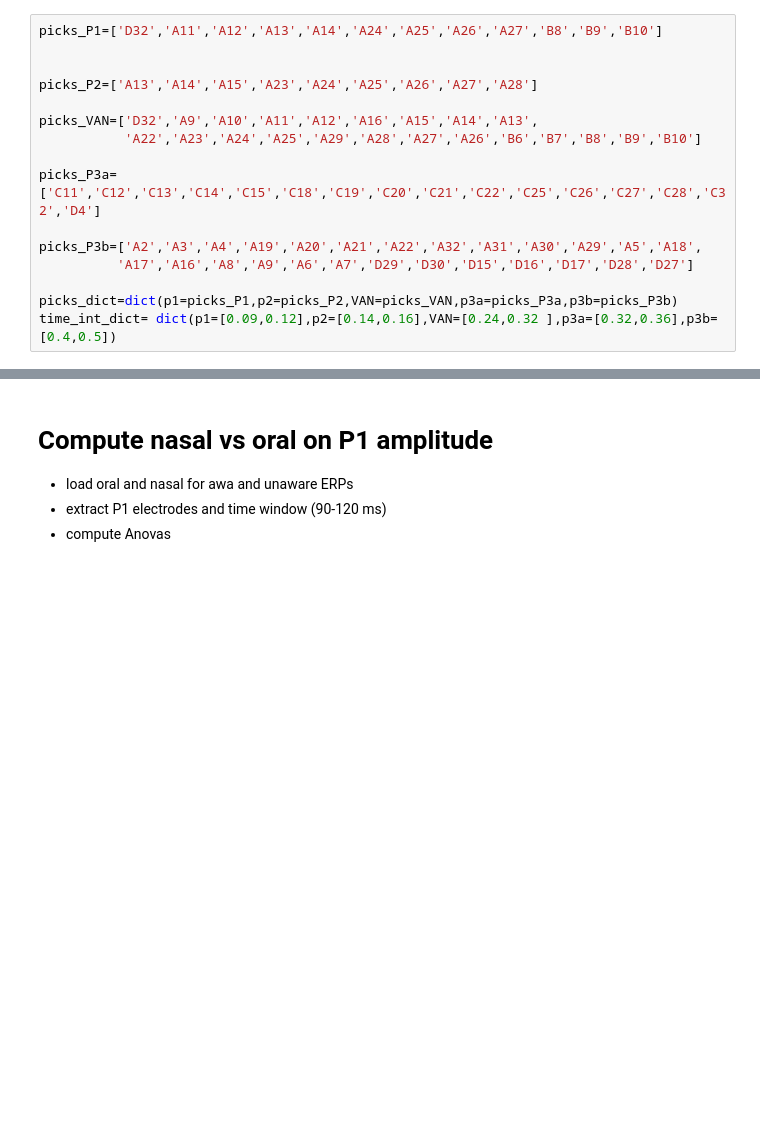
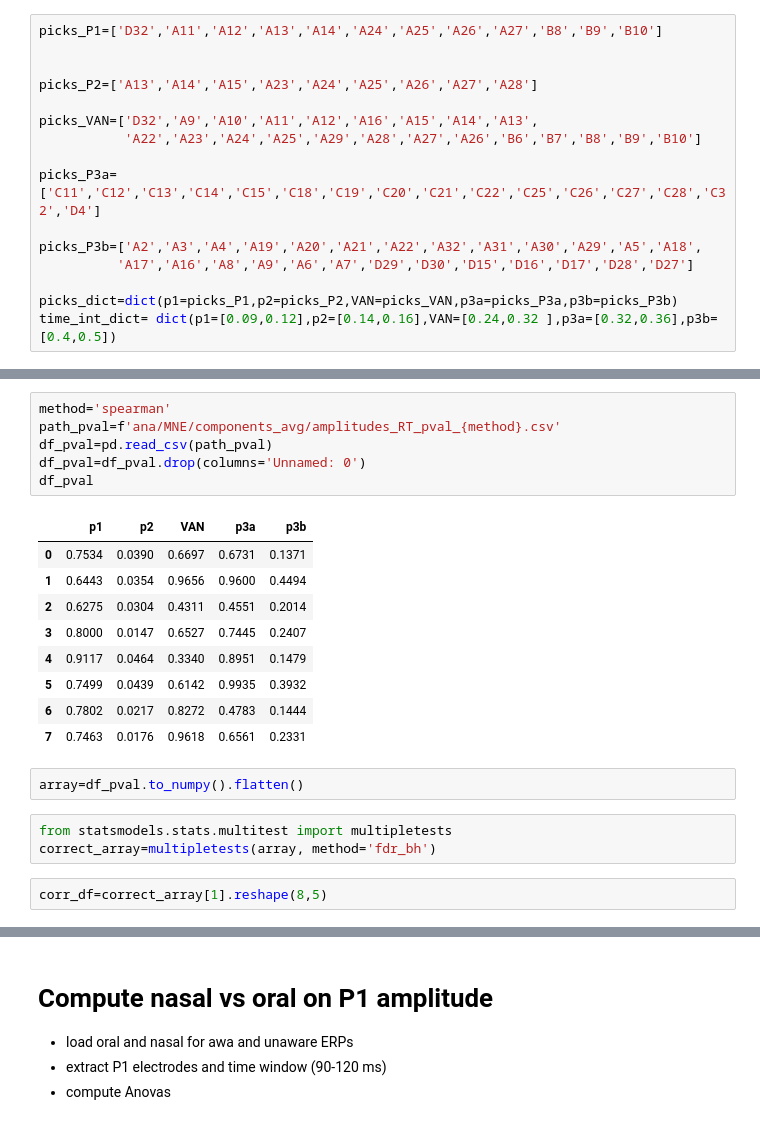
Before and after one commit to vivile42/Oral_24, a Jupyter notebook: stats/stats_R1.ipynb, the cells around one changed output, grey strips where cells are left out. Drawn from its saved outputs; the diff is of its cells as text; blank space fills up the shorter version.

```diff
--- a/stats/stats_R1.ipynb
+++ b/stats/stats_R1.ipynb
@@ -310,0 +189,23 @@ calculate_pvalues_spearman(final_df_nog)
+# %%
+method='spearman'
+path_pval=f'ana/MNE/components_avg/amplitudes_RT_pval_{method}.csv'
+df_pval=pd.read_csv(path_pval)
+df_pval=df_pval.drop(columns='Unnamed: 0')
+df_pval
+# %% [output]
+|  | p1 | p2 | VAN | p3a | p3b |
+| 0 | 0.7534 | 0.0390 | 0.6697 | 0.6731 | 0.1371 |
+| 1 | 0.6443 | 0.0354 | 0.9656 | 0.9600 | 0.4494 |
+| 2 | 0.6275 | 0.0304 | 0.4311 | 0.4551 | 0.2014 |
+| 3 | 0.8000 | 0.0147 | 0.6527 | 0.7445 | 0.2407 |
+| 4 | 0.9117 | 0.0464 | 0.3340 | 0.8951 | 0.1479 |
+| 5 | 0.7499 | 0.0439 | 0.6142 | 0.9935 | 0.3932 |
+| 6 | 0.7802 | 0.0217 | 0.8272 | 0.4783 | 0.1444 |
+| 7 | 0.7463 | 0.0176 | 0.9618 | 0.6561 | 0.2331 |
+# %%
+array=df_pval.to_numpy().flatten()
+# %%
+from statsmodels.stats.multitest import multipletests
+correct_array=multipletests(array, method='fdr_bh')
+# %%
+corr_df=correct_array[1].reshape(8,5)
```
Also changed, not shown: parts of 21 cells of this notebook, 2 other files.
